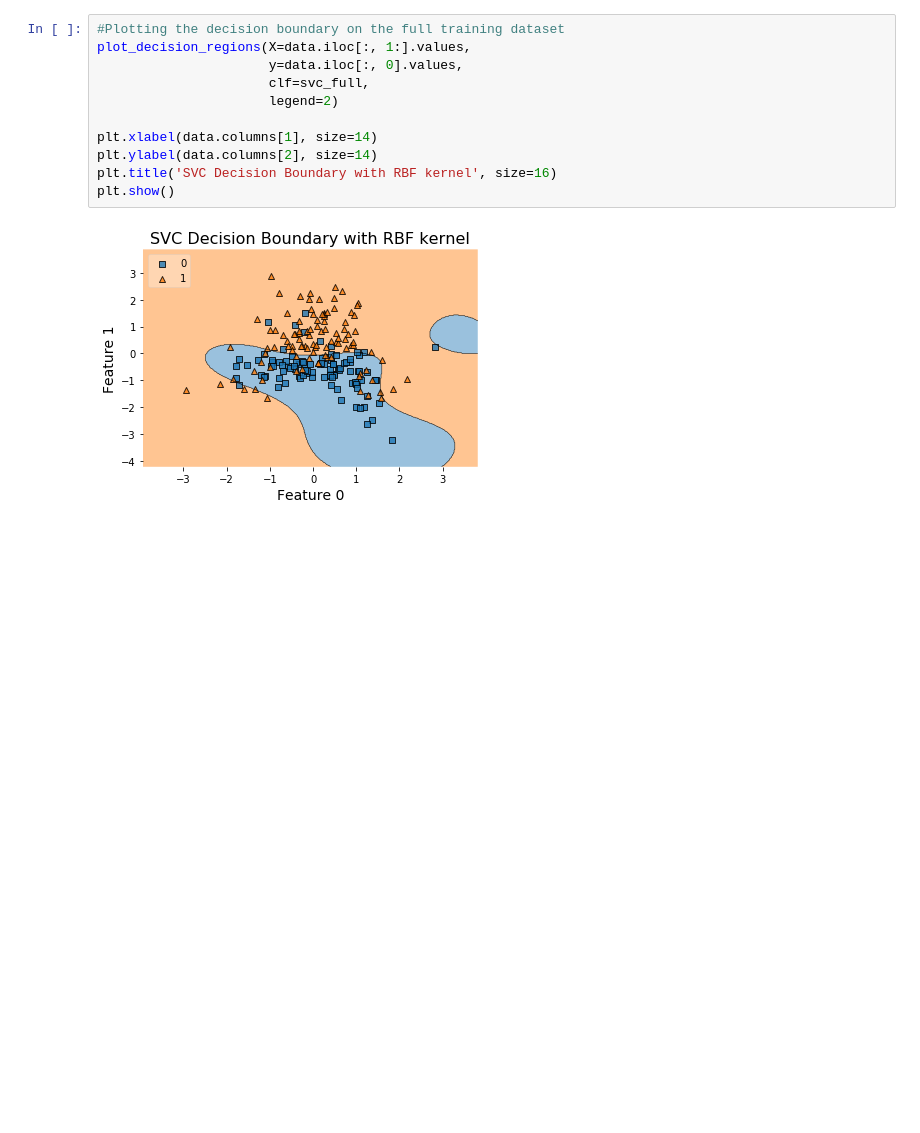
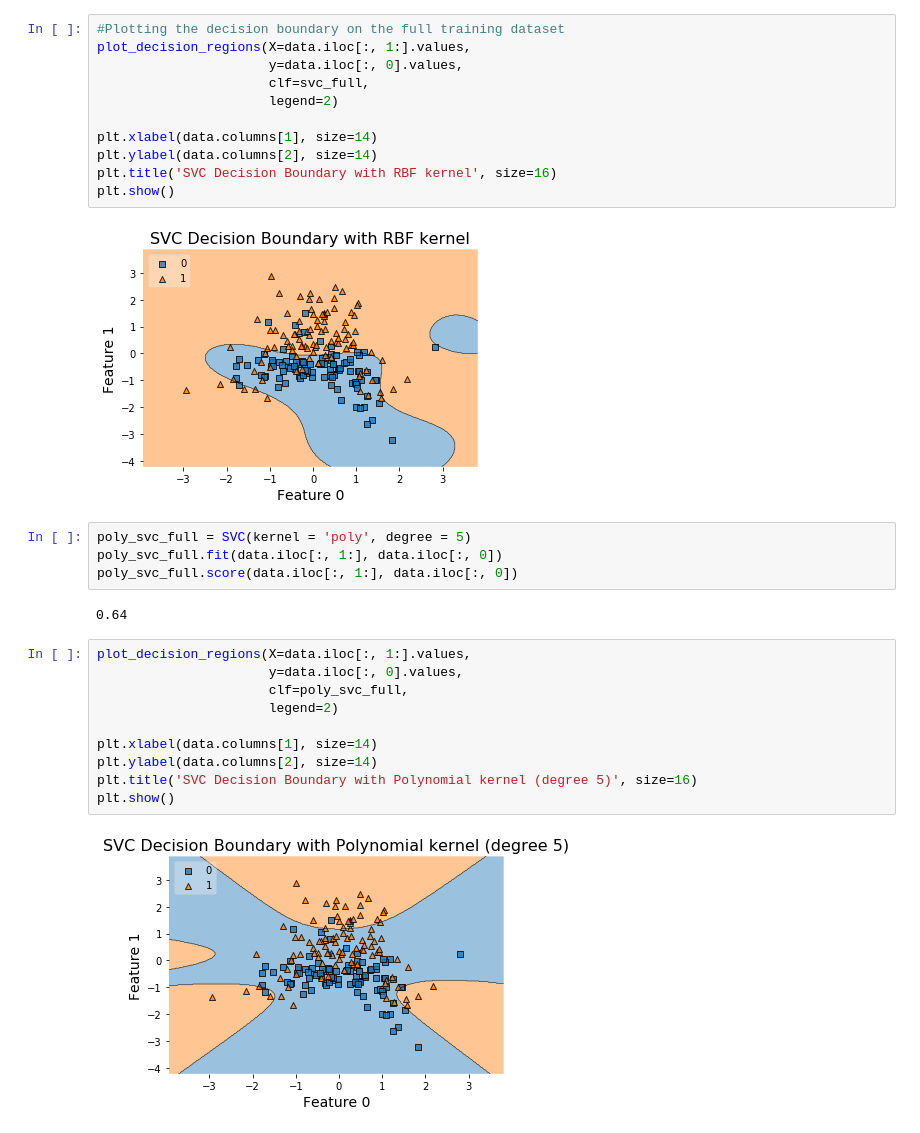
Before and after one commit to CourseReps/ECEN689-Fall2018, a Jupyter notebook: Students/vedantmehta2808/Challenge 5/Challenge 5.ipynb, the cells around one changed output. Drawn from its saved outputs; the diff is of its cells as text; blank space fills up the shorter version.

```diff
--- a/Students/vedantmehta2808/Challenge 5/Challenge 5.ipynb
+++ b/Students/vedantmehta2808/Challenge 5/Challenge 5.ipynb
@@ -234,3 +242,21 @@ plt.title('SVC Decision Boundary with RBF kernel', size=16)
 plt.show()
 # %% [output]
 [figure]
+# %%
+poly_svc_full = SVC(kernel = 'poly', degree = 5)
+poly_svc_full.fit(data.iloc[:, 1:], data.iloc[:, 0])
+poly_svc_full.score(data.iloc[:, 1:], data.iloc[:, 0])
+# %% [output]
+0.64
+# %%
+plot_decision_regions(X=data.iloc[:, 1:].values,
+                      y=data.iloc[:, 0].values,
+                      clf=poly_svc_full,
+                      legend=2)
+
+plt.xlabel(data.columns[1], size=14)
+plt.ylabel(data.columns[2], size=14)
+plt.title('SVC Decision Boundary with Polynomial kernel (degree 5)', size=16)
+plt.show()
+# %% [output]
+[figure, added]
```
Also changed, not shown: parts of 3 cells of this notebook, 4 other files.
